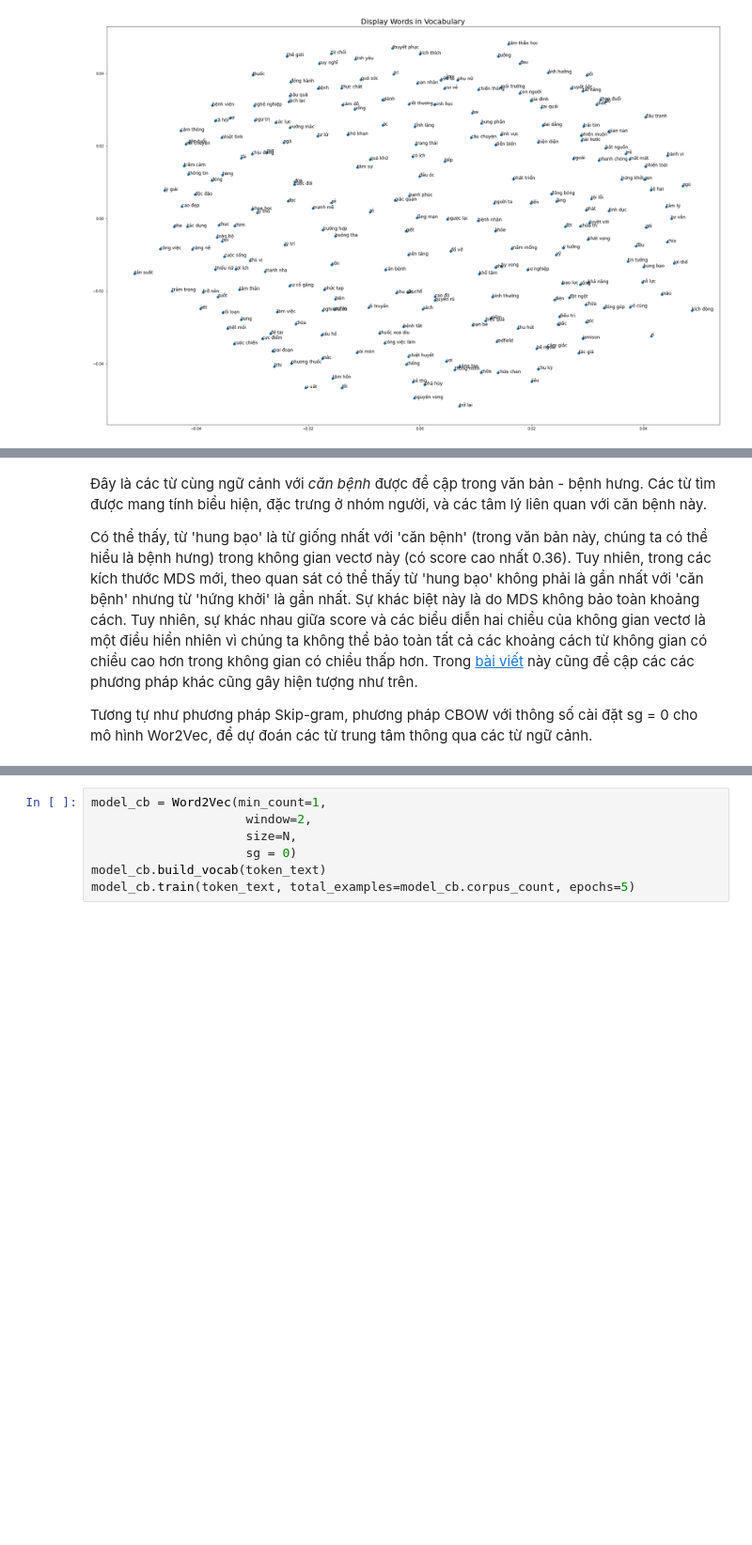
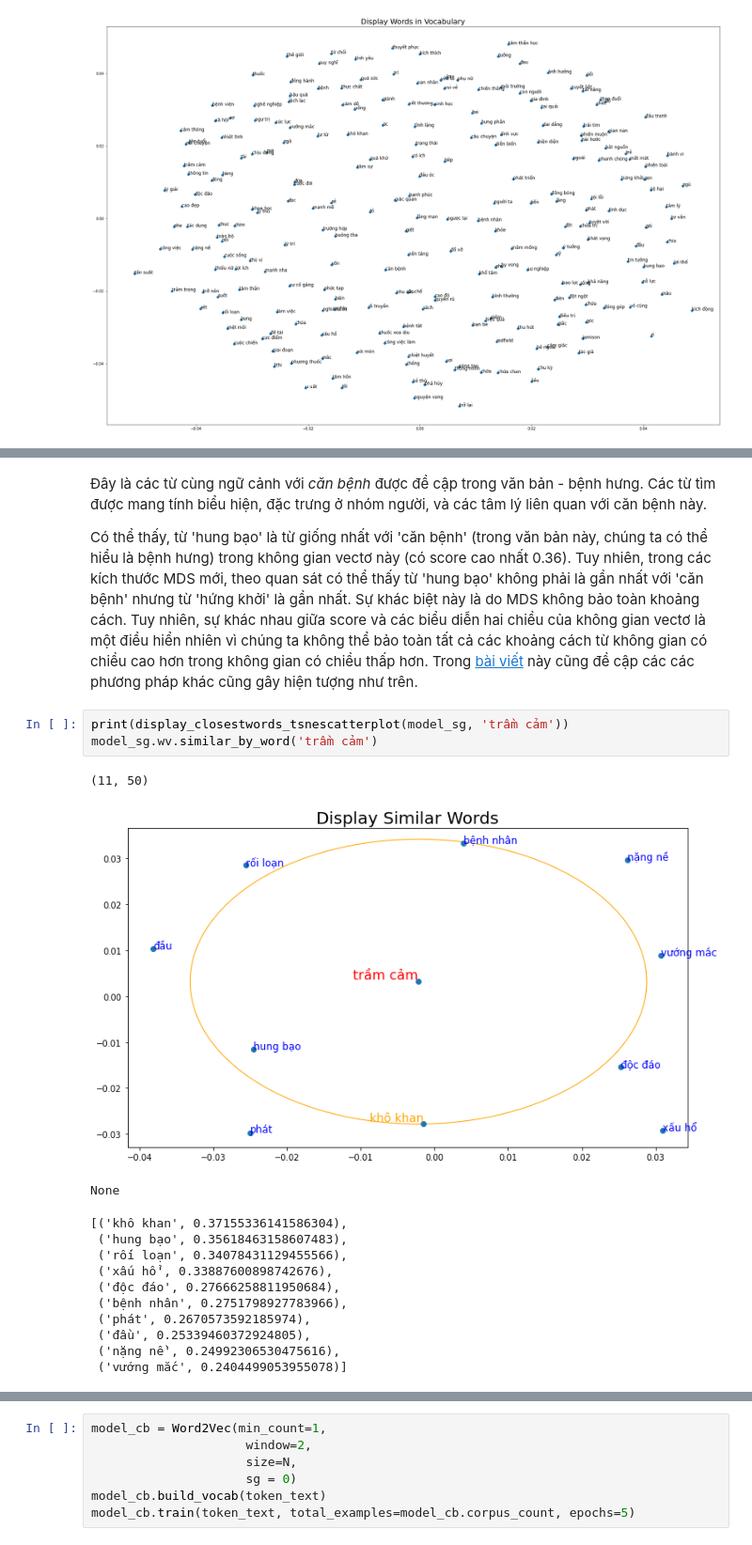
Before and after one commit to phan-kimngan/Word2vec-for-Vietnamese, a Jupyter notebook: WORD2VEC.ipynb, the cells around one changed output, grey strips where cells are left out. Shown: that part at 94% size. Cells and saved outputs as stored; diff of their text form; blank space fills up the shorter version.

```diff
--- a/WORD2VEC.ipynb
+++ b/WORD2VEC.ipynb
@@ -413,6 +413,20 @@ None
 Đây là các từ cùng ngữ cảnh với *căn bệnh* được đề cập trong văn bản - bệnh hưng. Các từ tìm được mang tính biểu hiện, đặc trưng ở nhóm người, và các tâm lý liên quan với căn bệnh này.
 
 Có thể thấy, từ 'hung bạo' là từ giống nhất với 'căn bệnh' (trong văn bản này, chúng ta có thể hiểu là bệnh hưng) trong không gian vectơ này (có score cao nhất 0.36). Tuy nhiên, trong các kích thước MDS mới, theo quan sát có thể thấy từ 'hung bạo' không phải là gần nhất với 'căn bệnh' nhưng từ 'hứng khởi' là gần nhất. Sự khác biệt này là do MDS không bảo toàn khoảng cách. Tuy nhiên, sự khác nhau giữa score và các biểu diễn hai chiều của không gian vectơ là một điều hiển nhiên vì chúng ta không thể bảo toàn tất cả các khoảng cách từ không gian có chiều cao hơn trong không gian có chiều thấp hơn. Trong [bài viết](https://www.chrisculy.net/lx/wordvectors/wvecs_visualization.html) này cũng đề cập các  các phương pháp khác cũng gây hiện tượng như trên.
-
-
-Tương tự như phương pháp Skip-gram, phương pháp CBOW với thông số cài đặt sg = 0 cho mô hình Wor2Vec, để dự đoán các từ trung tâm thông qua các từ ngữ cảnh.
+# %%
+print(display_closestwords_tsnescatterplot(model_sg, 'trầm cảm'))
+model_sg.wv.similar_by_word('trầm cảm')
+# %% [output]
+(11, 50)
+[figure, added]
+None
+[('khô khan', 0.37155336141586304),
+ ('hung bạo', 0.35618463158607483),
+ ('rối loạn', 0.34078431129455566),
+ ('xấu hổ', 0.33887600898742676),
+ ('độc đáo', 0.27666258811950684),
+ ('bệnh nhân', 0.2751798927783966),
+ ('phát', 0.2670573592185974),
+ ('đầu', 0.25339460372924805),
+ ('nặng nề', 0.24992306530475616),
+ ('vướng mắc', 0.2404499053955078)]
```
Also changed, not shown: parts of 3 cells of this notebook.
